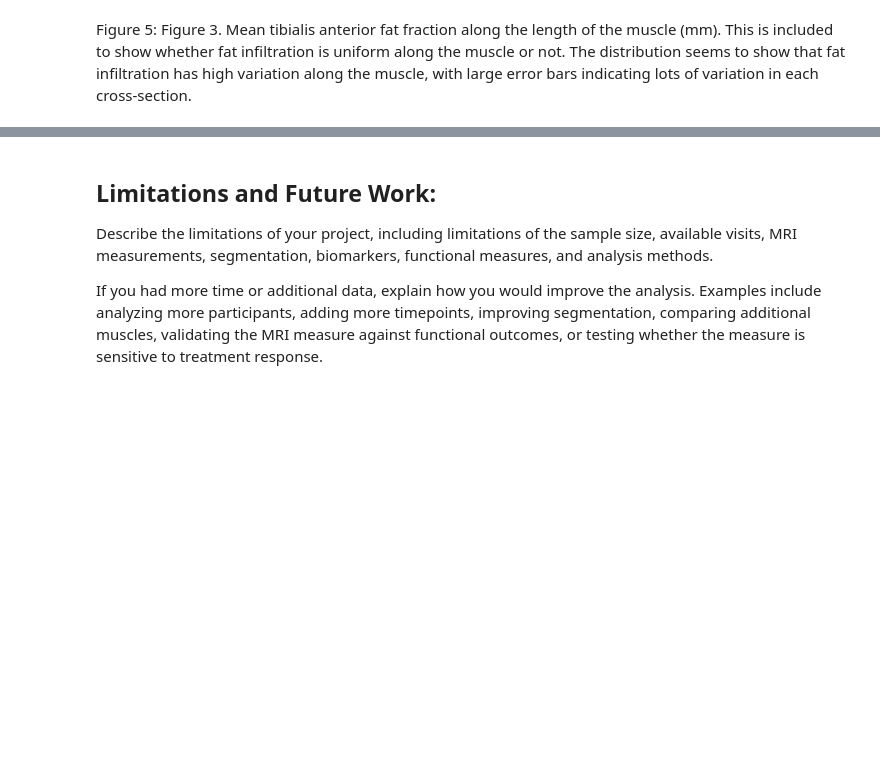
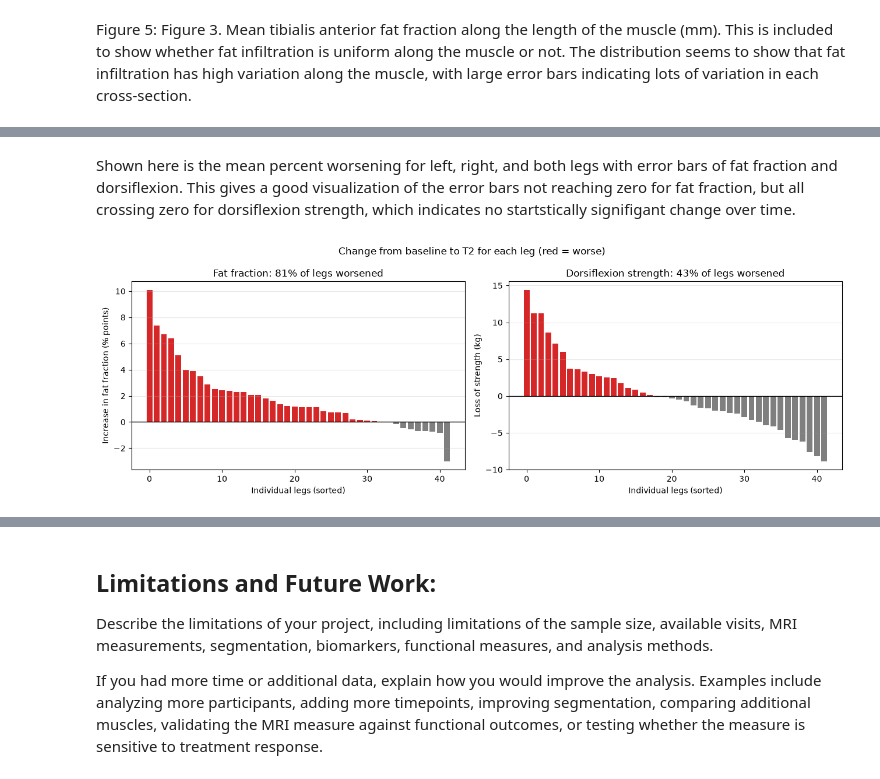
Before and after one commit to MalcolmEp/BME2315_Module2, a Jupyter notebook: FSHD_Module2_Project_Malcolm_Isaac.ipynb, the cells around one changed output, grey strips where cells are left out. Drawn from its saved outputs; the diff is of its cells as text; code cells hidden in the pictures; blank space fills up the shorter version.

```diff
--- a/FSHD_Module2_Project_Malcolm_Isaac.ipynb
+++ b/FSHD_Module2_Project_Malcolm_Isaac.ipynb
@@ -500,0 +566,22 @@ Figure 5: Figure 3. Mean tibialis anterior fat fraction along the length of the
+# %% [markdown]
+Shown here is the mean percent worsening for left, right, and both legs with error bars of fat fraction and dorsiflexion. This gives a good visualization of the error bars not reaching zero for fat fraction, but all crossing zero for dorsiflexion strength, which indicates no startstically signifigant change over time.
+# %%
+# Waterfall plot for % worsening
+
+fig, axes = plt.subplots(1, 2, figsize=(13, 4.5))
+for ax, column, title, ylabel in [
+        (axes[0], "ff_worsening", "Fat fraction", "Increase in fat fraction (% points)"), # Creating bar chart with colors, labels, and data
+        (axes[1], "dorsi_worsening", "Dorsiflexion strength", "Loss of strength (kg)")]:
+    values = matched[column].sort_values(ascending=False).values
+    colors = ["tab:red" if v > 0 else "tab:gray" for v in values]
+    ax.bar(range(len(values)), values, color=colors)
+    ax.axhline(0, color="black", linewidth=1)
+    ax.set_title(f"{title}: {pct_worsening(values):.0f}% of legs worsened")
+    ax.set_xlabel("Individual legs (sorted)")
+    ax.set_ylabel(ylabel)
+    ax.grid(axis="y", alpha=0.3)
+fig.suptitle("Change from baseline to T2 for each leg (red = worse)")
+plt.tight_layout()
+plt.show()
+# %% [output]
+[figure, added]
```
Also changed, not shown: parts of 11 cells of this notebook.
